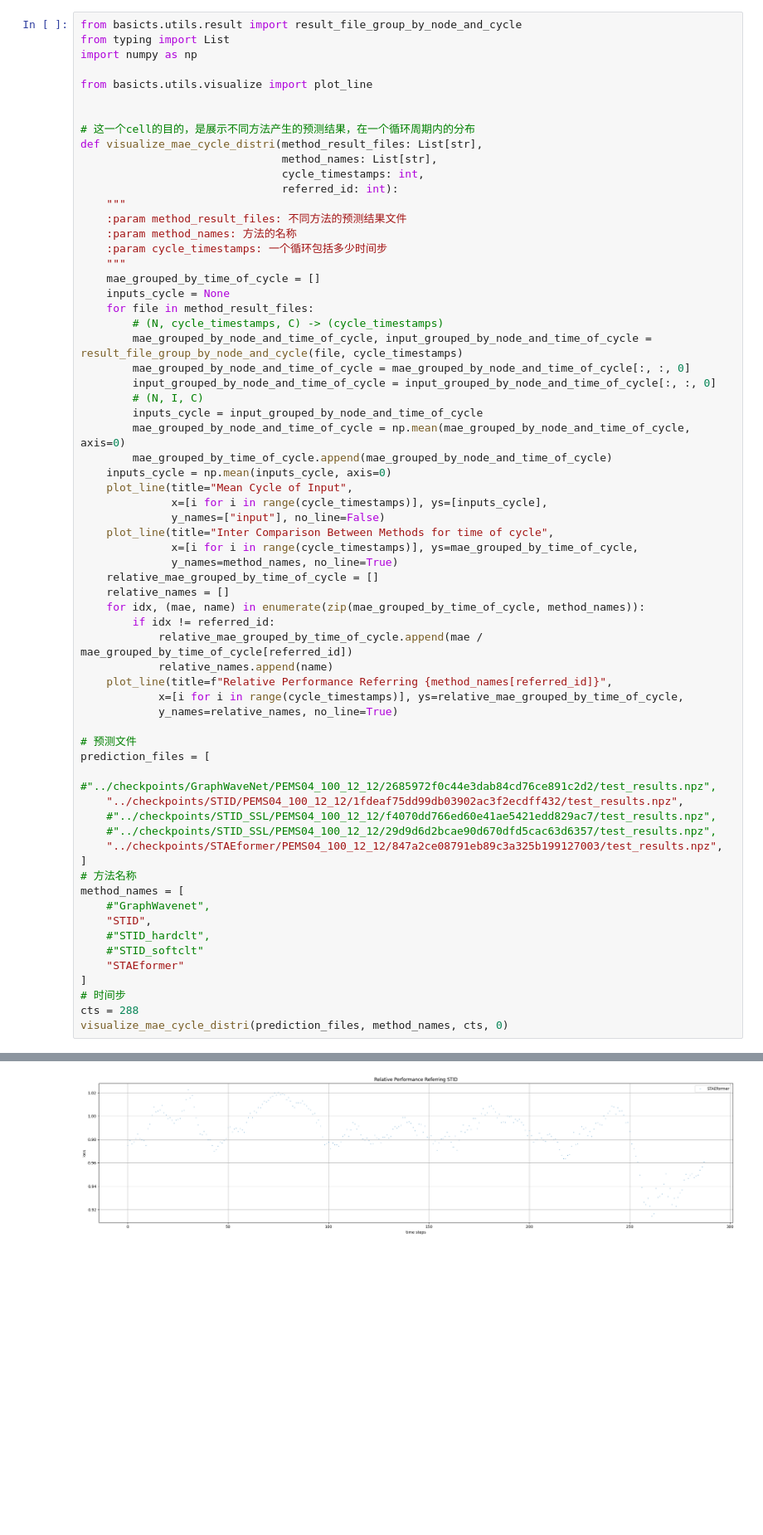
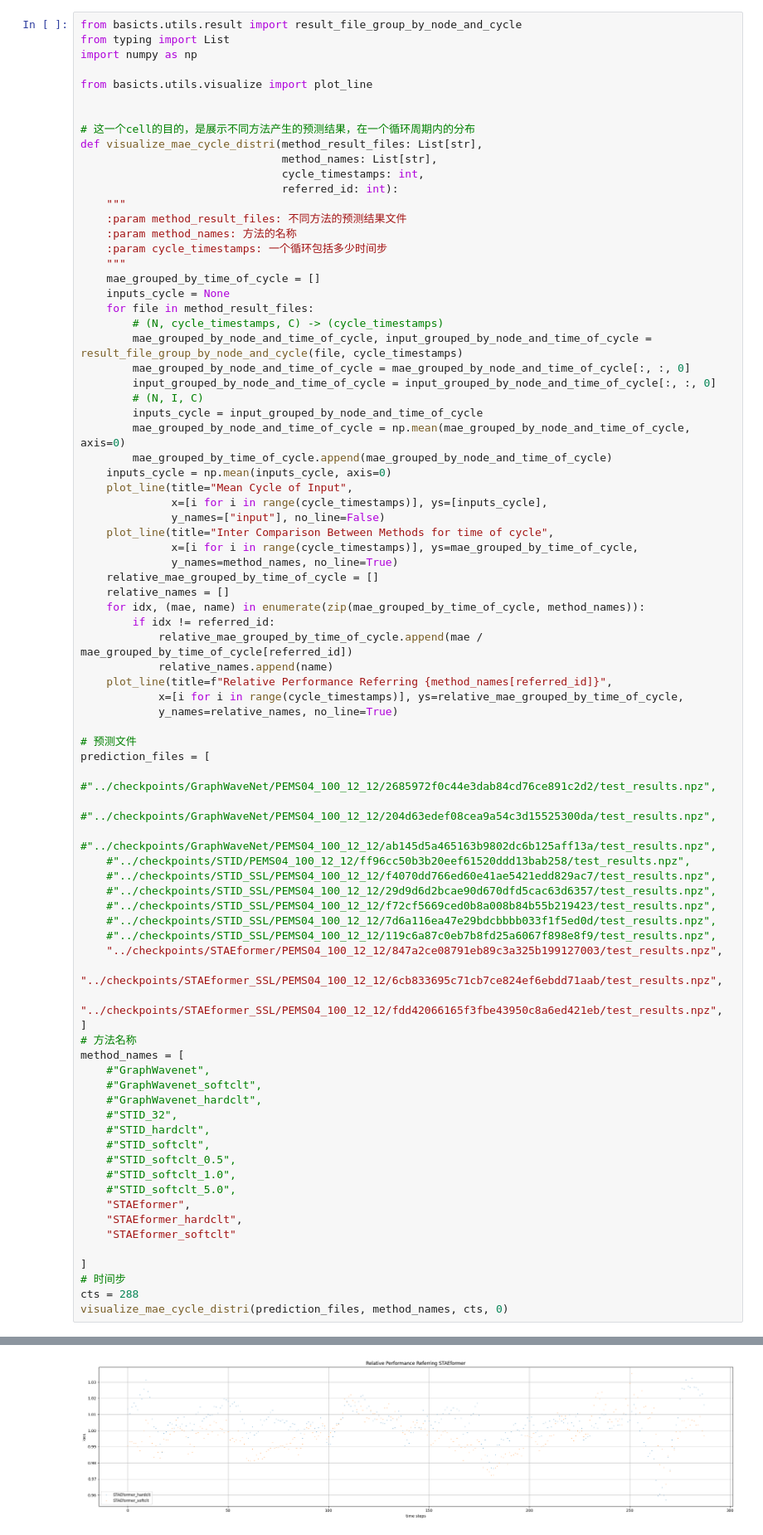
Before and after one commit to Dench991228/BasicTSD, a Jupyter notebook: basicts/visualize_mae_cycle_distri.ipynb, the cells around one changed output, grey strips where cells are left out. Shown at 83% size. Cells and saved outputs as stored; diff of their text form; blank space fills up the shorter version.

```diff
--- a/basicts/visualize_mae_cycle_distri.ipynb
+++ b/basicts/visualize_mae_cycle_distri.ipynb
@@ -47,18 +47,33 @@ def visualize_mae_cycle_distri(method_result_files: List[str],
 # 预测文件
 prediction_files = [
     #"../checkpoints/GraphWaveNet/PEMS04_100_12_12/2685972f0c44e3dab84cd76ce891c2d2/test_results.npz",
-    "../checkpoints/STID/PEMS04_100_12_12/1fdeaf75dd99db03902ac3f2ecdff432/test_results.npz",
+    #"../checkpoints/GraphWaveNet/PEMS04_100_12_12/204d63edef08cea9a54c3d15525300da/test_results.npz",
+    #"../checkpoints/GraphWaveNet/PEMS04_100_12_12/ab145d5a465163b9802dc6b125aff13a/test_results.npz",
+    #"../checkpoints/STID/PEMS04_100_12_12/ff96cc50b3b20eef61520ddd13bab258/test_results.npz",
     #"../checkpoints/STID_SSL/PEMS04_100_12_12/f4070dd766ed60e41ae5421edd829ac7/test_results.npz",
     #"../checkpoints/STID_SSL/PEMS04_100_12_12/29d9d6d2bcae90d670dfd5cac63d6357/test_results.npz",
+    #"../checkpoints/STID_SSL/PEMS04_100_12_12/f72cf5669ced0b8a008b84b55b219423/test_results.npz",
+    #"../checkpoints/STID_SSL/PEMS04_100_12_12/7d6a116ea47e29bdcbbbb033f1f5ed0d/test_results.npz",
+    #"../checkpoints/STID_SSL/PEMS04_100_12_12/119c6a87c0eb7b8fd25a6067f898e8f9/test_results.npz",
     "../checkpoints/STAEformer/PEMS04_100_12_12/847a2ce08791eb89c3a325b199127003/test_results.npz",
+    "../checkpoints/STAEformer_SSL/PEMS04_100_12_12/6cb833695c71cb7ce824ef6ebdd71aab/test_results.npz",
+    "../checkpoints/STAEformer_SSL/PEMS04_100_12_12/fdd42066165f3fbe43950c8a6ed421eb/test_results.npz",
 ]
 # 方法名称
 method_names = [
     #"GraphWavenet",
-    "STID",
+    #"GraphWavenet_softclt",
+    #"GraphWavenet_hardclt",
+    #"STID_32",
     #"STID_hardclt",
-    #"STID_softclt"
-    "STAEformer"
+    #"STID_softclt",
+    #"STID_softclt_0.5",
+    #"STID_softclt_1.0",
+    #"STID_softclt_5.0",
+    "STAEformer",
+    "STAEformer_hardclt",
+    "STAEformer_softclt"
+
 ]
 # 时间步
 cts = 288
@@ -69 +84 @@ visualize_mae_cycle_distri(prediction_files, method_names, cts, 0)
-[figure, old version]
+[figure, new version]
```
Also changed, not shown: parts of 1 cell of this notebook, 10 other files.
